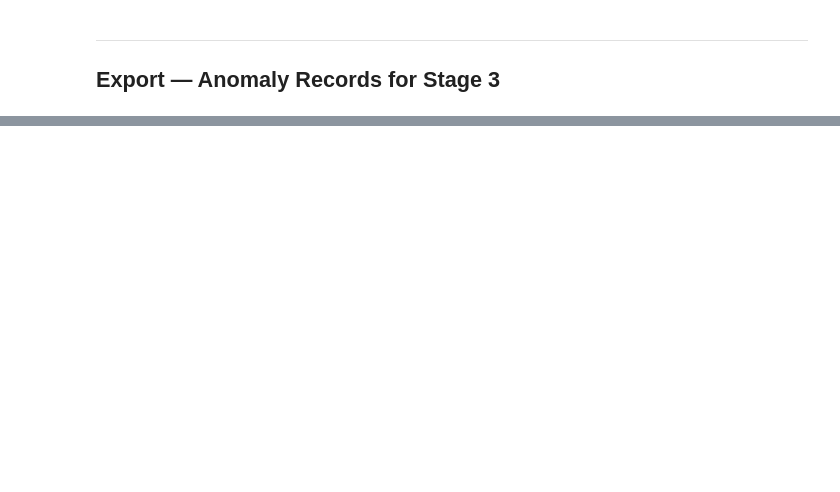
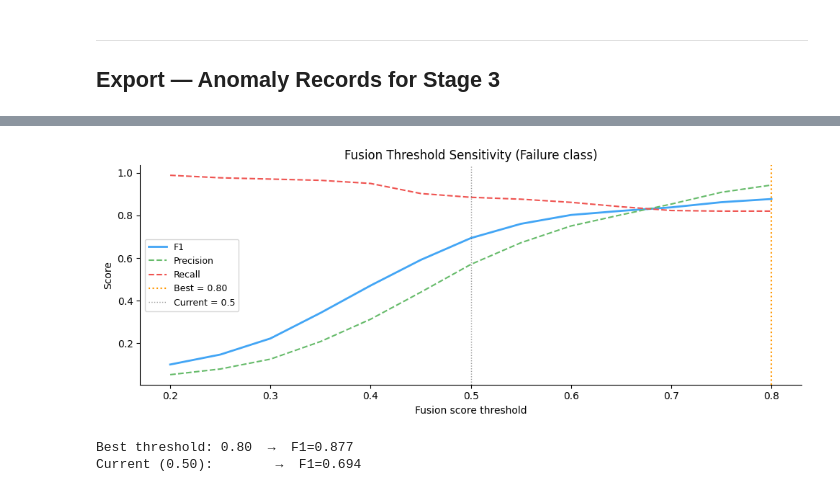
Before and after one commit to KumarJonnala/iot-anomaly-detection-xai, a Jupyter notebook: test_notebooks/anomaly_detection.ipynb, the cells around one changed output, grey strips where cells are left out. Saved outputs shown, nothing was run; the diff lists cells and outputs as text; code cells hidden in the pictures; blank space fills up the shorter version.

```diff
--- a/test_notebooks/anomaly_detection.ipynb
+++ b/test_notebooks/anomaly_detection.ipynb
@@ -647,0 +700,33 @@ Next: Stage 3+4 -> xai.ipynb
+# %%
+f_thresholds = np.arange(0.2, 0.85, 0.05)
+f_f1, f_prec, f_rec = [], [], []
+
+for t in f_thresholds:
+    rule_any = ai4i['rule_hdf'] | ai4i['rule_twf'] | ai4i['rule_osf']
+    flags = ((ai4i['combined_score'] > t) | rule_any).astype(int)
+    f_f1.append(f1_score(y_true, flags, zero_division=0))
+    f_prec.append(precision_score(y_true, flags, zero_division=0))
+    f_rec.append(recall_score(y_true, flags, zero_division=0))
+
+fig, ax = plt.subplots(figsize=(10, 4))
+ax.plot(f_thresholds, f_f1,   label='F1',        color='#42A5F5', linewidth=2)
+ax.plot(f_thresholds, f_prec, label='Precision',  color='#66BB6A', linewidth=1.5, linestyle='--')
+ax.plot(f_thresholds, f_rec,  label='Recall',     color='#EF5350', linewidth=1.5, linestyle='--')
+best_ft = f_thresholds[np.argmax(f_f1)]
+ax.axvline(best_ft, color='#FF9800', linestyle=':', linewidth=1.5,
+           label=f'Best = {best_ft:.2f}')
+ax.axvline(FUSION_THRESHOLD, color='black', linestyle=':', linewidth=1,
+           label=f'Current = {FUSION_THRESHOLD}', alpha=0.4)
+ax.set_xlabel('Fusion score threshold')
+ax.set_ylabel('Score')
+ax.set_title('Fusion Threshold Sensitivity (Failure class)')
+ax.legend(fontsize=9)
+plt.tight_layout()
+plt.savefig(DATA_DIR / 'fusion_threshold_sweep.png', dpi=100, bbox_inches='tight')
+plt.show()
+print(f'Best threshold: {best_ft:.2f}  →  F1={max(f_f1):.3f}')
+print(f'Current ({FUSION_THRESHOLD:.2f}):        →  F1={f_f1[np.argmin(np.abs(f_thresholds - FUSION_THRESHOLD))]:.3f}')
+# %% [output]
+[figure, added]
+Best threshold: 0.80  →  F1=0.877
+Current (0.50):        →  F1=0.694
```
Also changed, not shown: parts of 17 cells of this notebook, 5 other files.
